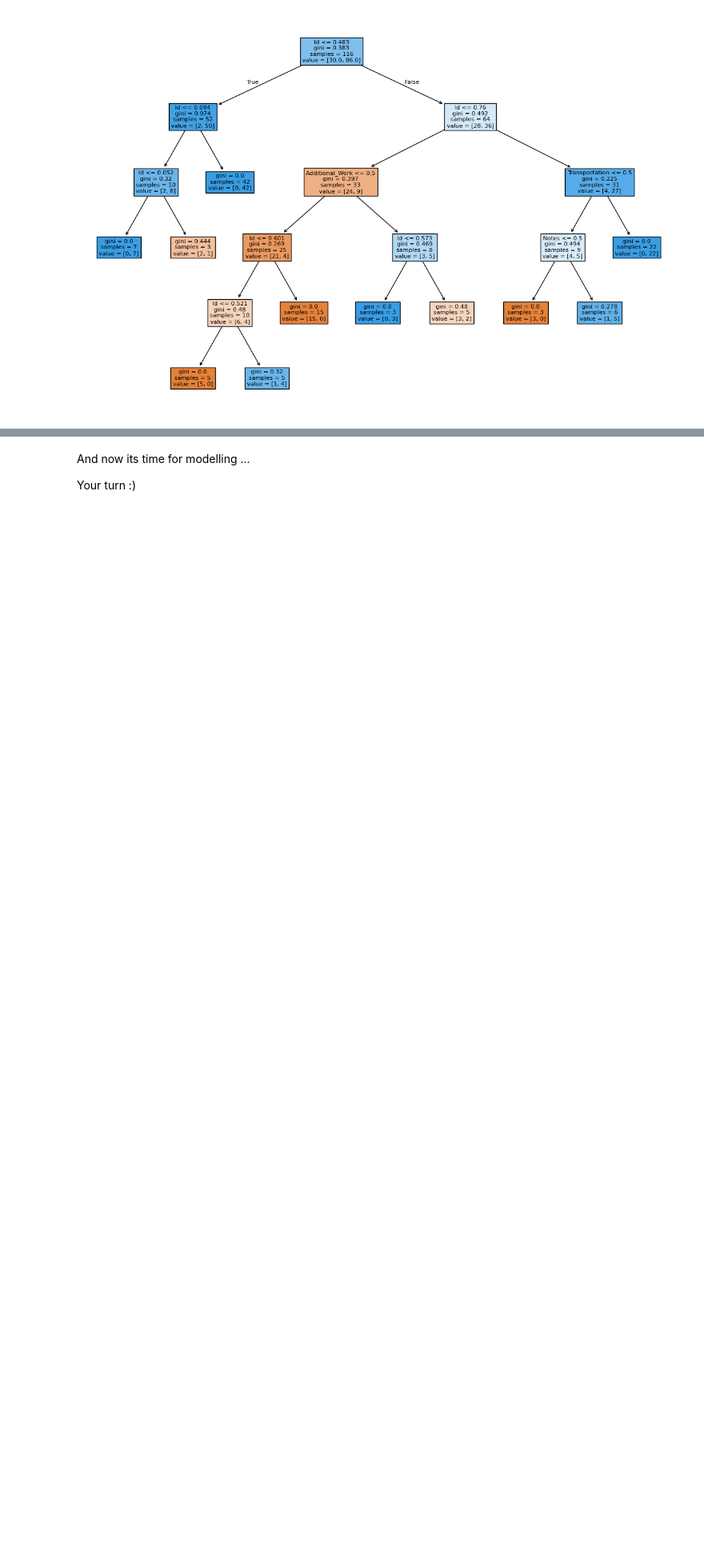
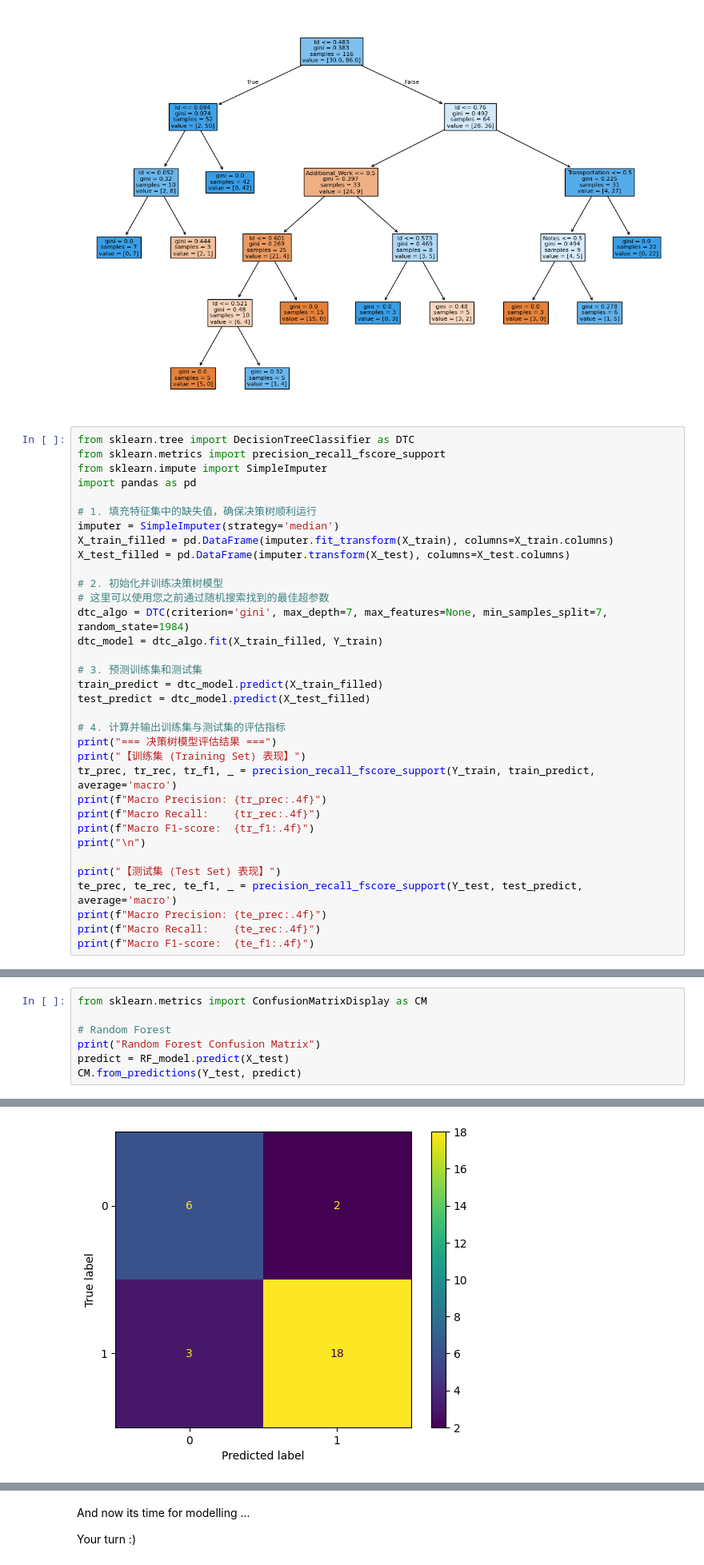
Before and after one commit to csiyu0962-collab/DataScience-GenAI-Submissions, a Jupyter notebook: 5_02_Modelling_Hackathon.ipynb, the cells around one changed output, grey strips where cells are left out. Shown at 80% size. Saved outputs shown, nothing was run; the diff lists cells and outputs as text; blank space fills up the shorter version.

```diff
--- a/5_02_Modelling_Hackathon.ipynb
+++ b/5_02_Modelling_Hackathon.ipynb
@@ -479,3 +479,37 @@ plot_tree(DTC_model, filled=True, feature_names=X_train.columns)
 plt.show()
 # %% [output]
 [figure]
+# %%
+from sklearn.tree import DecisionTreeClassifier as DTC
+from sklearn.metrics import precision_recall_fscore_support
+from sklearn.impute import SimpleImputer
+import pandas as pd
+
+# 1. 填充特征集中的缺失值，确保决策树顺利运行
+imputer = SimpleImputer(strategy='median')
+X_train_filled = pd.DataFrame(imputer.fit_transform(X_train), columns=X_train.columns)
+X_test_filled = pd.DataFrame(imputer.transform(X_test), columns=X_test.columns)
+
+# 2. 初始化并训练决策树模型
+# 这里可以使用您之前通过随机搜索找到的最佳超参数
+dtc_algo = DTC(criterion='gini', max_depth=7, max_features=None, min_samples_split=7, random_state=1984)
+dtc_model = dtc_algo.fit(X_train_filled, Y_train)
+
+# 3. 预测训练集和测试集
+train_predict = dtc_model.predict(X_train_filled)
+test_predict = dtc_model.predict(X_test_filled)
+
+# 4. 计算并输出训练集与测试集的评估指标
+print("=== 决策树模型评估结果 ===")
+print("【训练集 (Training Set) 表现】")
+tr_prec, tr_rec, tr_f1, _ = precision_recall_fscore_support(Y_train, train_predict, average='macro')
+print(f"Macro Precision: {tr_prec:.4f}")
+print(f"Macro Recall:    {tr_rec:.4f}")
+print(f"Macro F1-score:  {tr_f1:.4f}")
+print("\n")
+
+print("【测试集 (Test Set) 表现】")
+te_prec, te_rec, te_f1, _ = precision_recall_fscore_support(Y_test, test_predict, average='macro')
+print(f"Macro Precision: {te_prec:.4f}")
+print(f"Macro Recall:    {te_rec:.4f}")
+print(f"Macro F1-score:  {te_f1:.4f}")
@@ -481,0 +699,8 @@ plt.show()
+# %%
+from sklearn.metrics import ConfusionMatrixDisplay as CM
+
+# Random Forest
+print("Random Forest Confusion Matrix")
+predict = RF_model.predict(X_test)
+CM.from_predictions(Y_test, predict)
+# %% [output]
@@ -481,0 +709 @@ plt.show()
+[figure, added]
```
Also changed, not shown: parts of 12 cells of this notebook.
